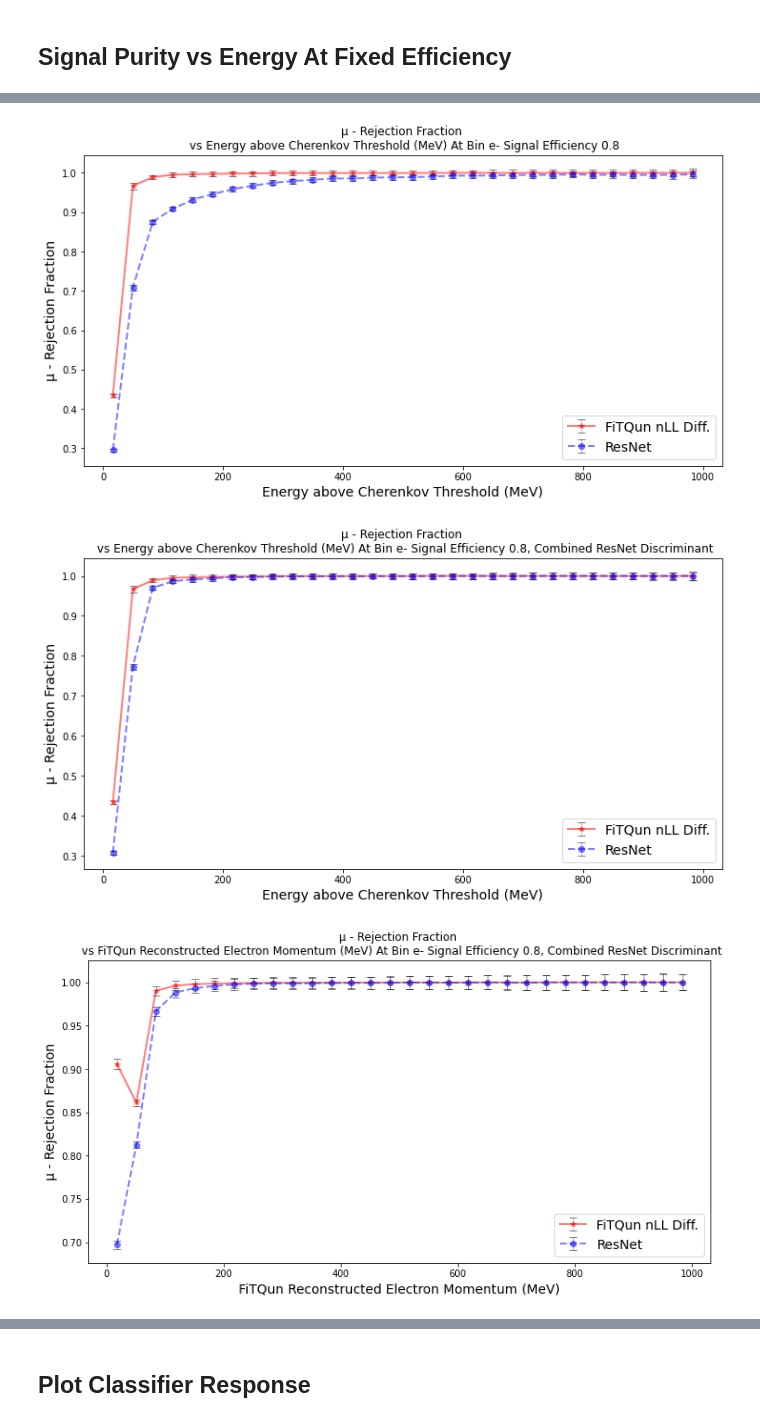
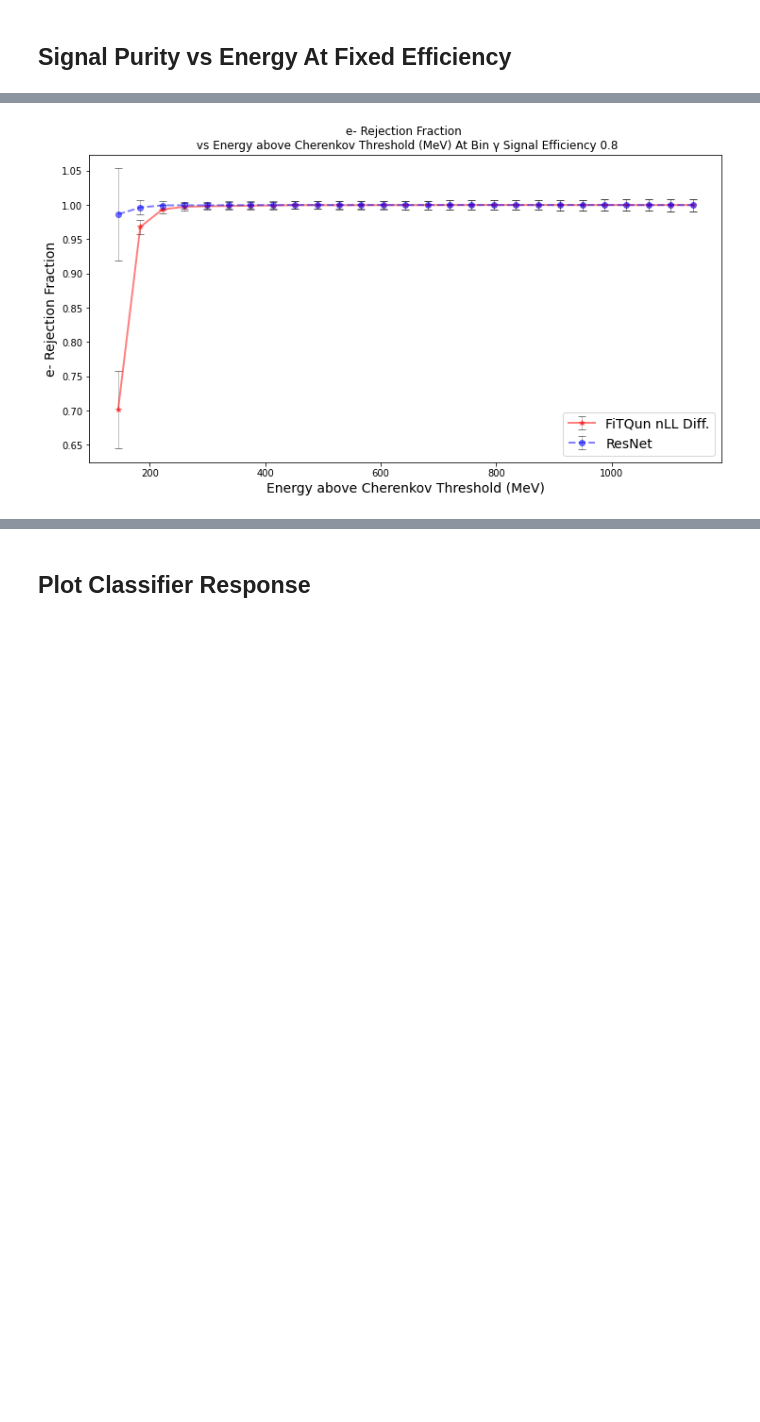
Before and after one commit to WatChMaL/CNN, a Jupyter notebook: ResNet_Analysis/Muons vs e-gamma.ipynb, the cells around one changed output, grey strips where cells are left out. Cells and saved outputs as stored; diff of their text form; code cells hidden in the pictures; blank space fills up the shorter version.

```diff
--- a/ResNet_Analysis/Muons vs e-gamma.ipynb
+++ b/ResNet_Analysis/Muons vs e-gamma.ipynb
@@ -57,7 +57,7 @@ fig = disp_multiple_learn_hist(paths,losslim=1.5,titles=run_names,leg_font=10, t
 # %% [markdown]
 ## Plot Confusion Matrices
 # %%
-paths[-1]=os.path.join(dump_dir,'20200803_125445_collapse_transforms_test')
+paths[2]=os.path.join(dump_dir,'20200803_125445_collapse_transforms_test')
 # %%
 test_output = [load_test_output_pn(os.path.join(loc,'test_validation_iteration_dump.npz'),os.path.join(os.getcwd(),'Pointnet_Cut_Indices/pointnet_cut_indices.npz'),np.load(idx_file_paths[i])['test_idxs'], cut_names[i])
                for i,loc in enumerate(paths)]
@@ -69,4 +69,4 @@ fig = plot_multiple_confusion_matrix([output['labels'] for output in test_output
 # %%
-preferred_run=test_output[2]
+preferred_run=test_output[preferred_run_idx]
 plot_confusion_matrix(preferred_run['labels'],preferred_run['predicted_labels'],['\u03B3/e-','\u03BC -'],title=run_names[preferred_run_idx])
 # %% [output]
@@ -196,0 +88,13 @@ Success! We now have a FiTQun output set in the same order as the h5 test set
+# %%
+fq_rootfiles, fq_eventids, fq_flag, fq_scores, fq_mom, fq_labels = load_fq_output(os.path.join(npz_path,'fq_mapping_idxs.npz'), os.path.join(npz_path,'fq_failed_idxs.npz'), idx_file_paths[preferred_run_idx], os.path.join(os.getcwd(),'Pointnet_Cut_Indices/pointnet_cut_indices.npz'), cut_names[preferred_run_idx])
+# %%
+pbar = ProgressBar(widgets=['Verification Progress: ', Percentage(), ' ', Bar(marker='0',left='[',right=']'),
+           ' ', ETA()], maxval=len(fq_rootfiles))
+pbar.start()
+for i in range(len(fq_rootfiles)):
+    assert re.sub('_fiTQun','',fq_rootfiles[i].split('/')[-1]) == preferred_run['rootfiles'][i].split('/')[-1], print(fq_rootfiles[i])
+    assert fq_eventids[i] -1 == preferred_run['eventids'][i]
+    pbar.update(i)
+pbar.finish()
+assert len(preferred_run['rootfiles']) == fq_rootfiles.shape[0]
+print("Success! We now have a FiTQun output set in the same order as the h5 test set")
@@ -272,27 +146,25 @@ preferred_run['softmax'].shape
 # %%
 ##Binning in Energy
-scores = [fq_scores, preferred_run['softmax'], fq_scores, collapsed_sm, fq_scores, collapsed_sm, -fq_scores, preferred_run['softmax']]
-labels = [fq_labels for _ in range(len(scores))]
-binning_features = [shifted_energies,shifted_energies,np.clip(fq_mom[:,0], 0, 1000),shifted_energies]
+scores = [fq_scores, preferred_run['softmax']]
+labels = [fq_labels, np.where(fq_labels>0,fq_labels-1,fq_labels)]
+binning_features = [shifted_energies]
 feature_labels = ['Energy above Cherenkov Threshold (MeV)', 'Energy above Cherenkov Threshold (MeV)','FiTQun Reconstructed Electron Momentum (MeV)','Energy above Cherenkov Threshold (MeV)']
 title_notes = ['',', Combined ResNet Discriminant',', Combined ResNet Discriminant','']
-pos_labels = ['e','e','e','e']
-neg_labels = ['mu','mu','mu','gamma']
+pos_labels = ['e']
+neg_labels = ['mu']
 img_names=['rejection_vs_e.pdf','rejection_vs_e_combined_disc.pdf', 'rejection_vs_recon_e_combined_disc.pdf', 'e_gamma_rejection_vs_e.pdf']
 for i in range(len(pos_labels)):
     fig, ax = plt.subplots(figsize=(12,6))
     plot_binned_performance(scores[2*i],
             labels[2*i],
             binning_features[i],
-            feature_labels[i],
-            0.8, 30, softmax_index_dict, pos_labels[i],neg_labels[i],metric='rejection',marker='*-',color='r',ax=ax )
+            labels[0],
+            0.8, 30, softmax_index_dict, 'e','mu',metric='rejection',marker='*-',color='r',ax=ax )
     plot_binned_performance(scores[2*i+1],
             labels[2*i+1],
             binning_features[i],
             feature_labels[i],
-            0.8, 30, softmax_index_dict, pos_labels[i],neg_labels[i],metric='rejection',marker='o--',color='b',ax=ax,title_note=title_notes[i] )
+            0.8, 30, softmax_index_dict, 'gamma','e',metric='rejection',marker='o--',color='b',ax=ax,title_note=title_notes[i] )
     ax.legend(['FiTQun nLL Diff.','ResNet'],fontsize=14)
 # %% [output]
-[figure, old version]
+[figure, new version]
-[figure, removed]
-[figure, removed]
```
Also changed, not shown: parts of 26 cells of this notebook, 8 other files.
